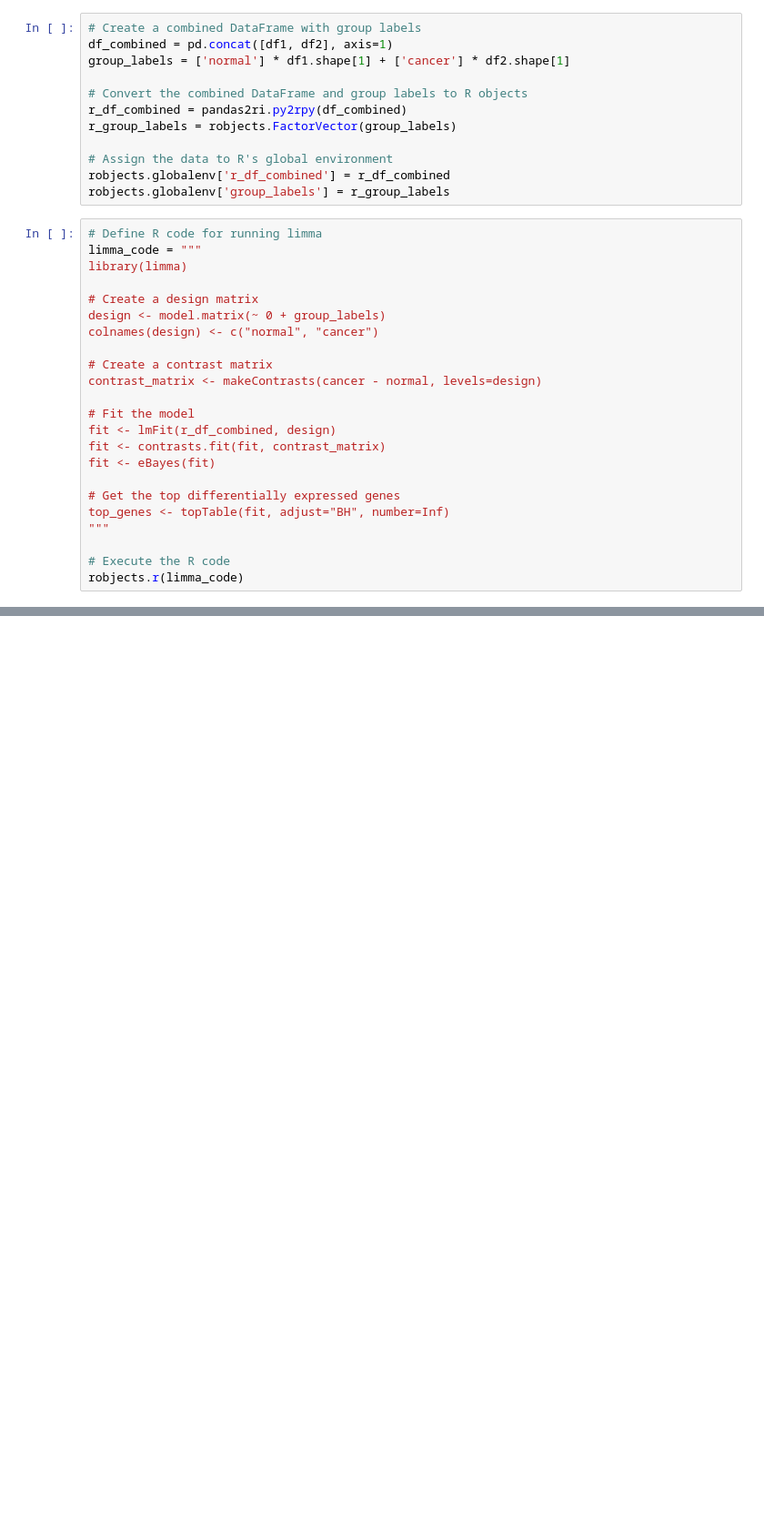
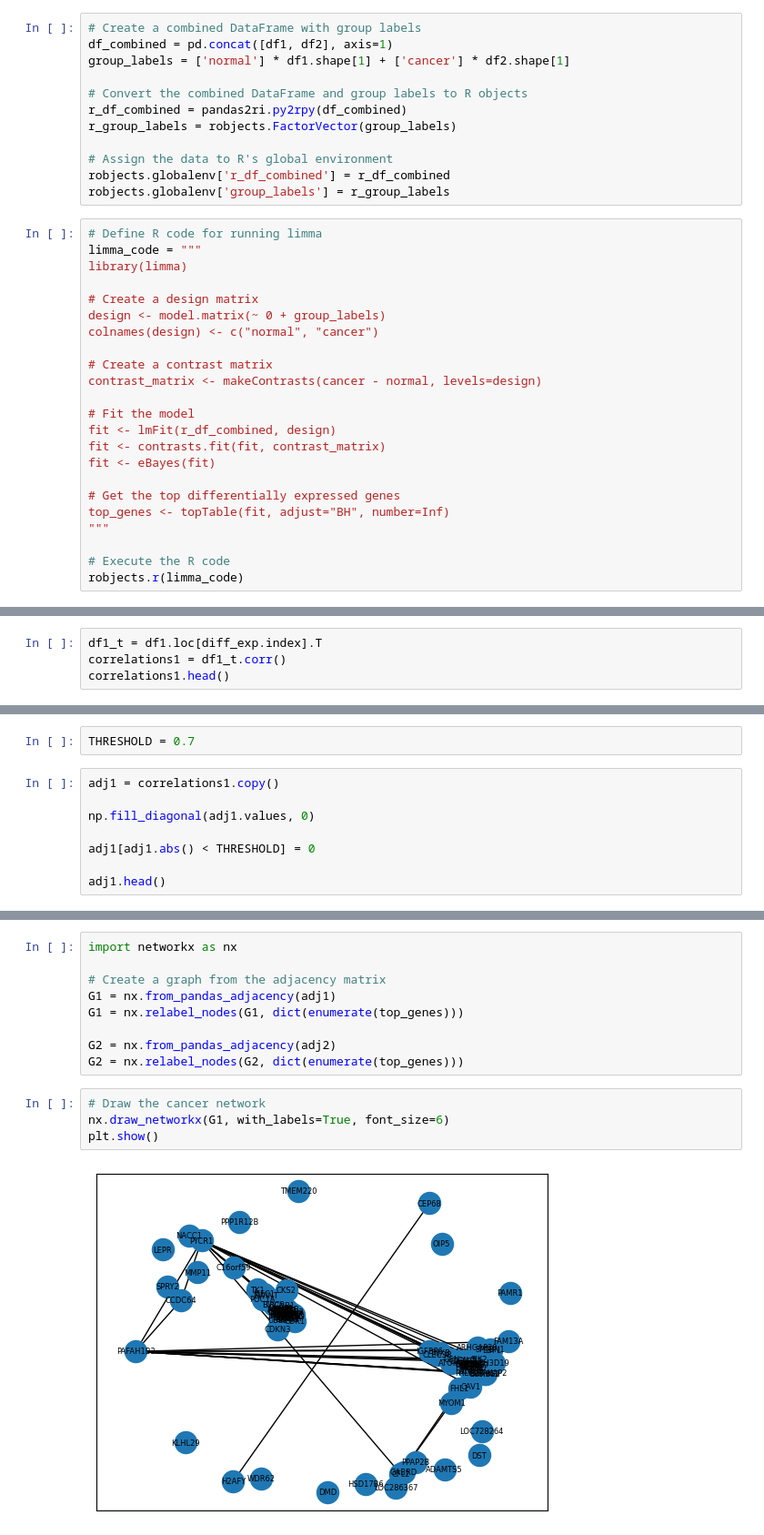
Before and after one commit to lizekss/BRCA-DEG-Analysis, a Jupyter notebook: notebook.ipynb, the cells around one changed output, grey strips where cells are left out. Shown at 91% size. Cells and saved outputs as stored; diff of their text form; blank space fills up the shorter version.

Commit message:
Correlation analysis, coexp. networks

```diff
--- a/notebook.ipynb
+++ b/notebook.ipynb
@@ -173,0 +168,4 @@ KIF20A    300.942221
+# %%
+df1_t = df1.loc[diff_exp.index].T
+correlations1 = df1_t.corr()
+correlations1.head()
@@ -173,0 +192,10 @@ KIF20A    300.942221
+# %%
+THRESHOLD = 0.7
+# %%
+adj1 = correlations1.copy()
+
+np.fill_diagonal(adj1.values, 0)
+
+adj1[adj1.abs() < THRESHOLD] = 0
+
+adj1.head()
@@ -173,0 +226,15 @@ KIF20A    300.942221
+# %%
+import networkx as nx
+
+# Create a graph from the adjacency matrix
+G1 = nx.from_pandas_adjacency(adj1)
+G1 = nx.relabel_nodes(G1, dict(enumerate(top_genes)))
+
+G2 = nx.from_pandas_adjacency(adj2)
+G2 = nx.relabel_nodes(G2, dict(enumerate(top_genes)))
+# %%
+# Draw the cancer network
+nx.draw_networkx(G1, with_labels=True, font_size=6)
+plt.show()
+# %% [output]
+[figure, added]
```
Also changed, not shown: parts of 16 cells of this notebook.
